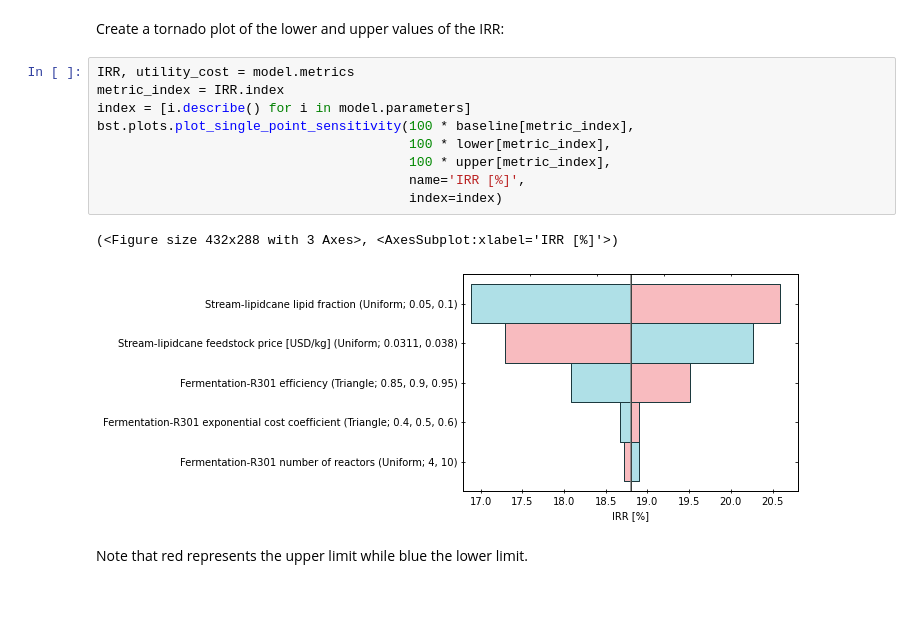
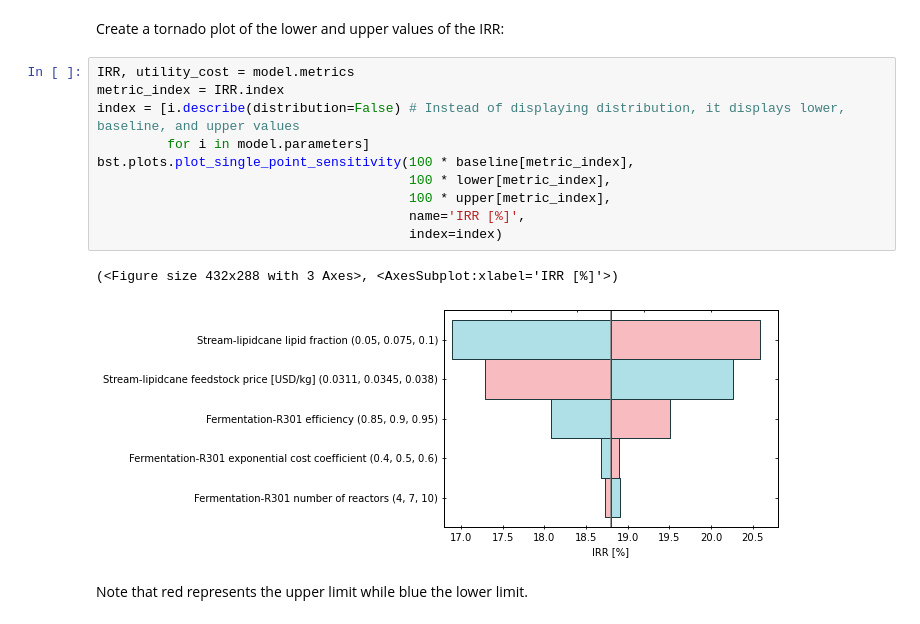
Before and after one commit to BioSTEAMDevelopmentGroup/biosteam, a Jupyter notebook: docs/tutorial/Uncertainty_and_sensitivity.ipynb, the cells around one changed output. Saved outputs shown, nothing was run; the diff lists cells and outputs as text.

Commit message:
2.31.11 release; default bounds and baseline

```diff
--- a/docs/tutorial/Uncertainty_and_sensitivity_analysis.ipynb
+++ b/docs/tutorial/Uncertainty_and_sensitivity.ipynb
@@ -308,14 +308,15 @@ Create a tornado plot of the lower and upper values of the IRR:
 # %%
 IRR, utility_cost = model.metrics
 metric_index = IRR.index
-index = [i.describe() for i in model.parameters]
+index = [i.describe(distribution=False) # Instead of displaying distribution, it displays lower, baseline, and upper values
+         for i in model.parameters]
 bst.plots.plot_single_point_sensitivity(100 * baseline[metric_index],
                                         100 * lower[metric_index],
                                         100 * upper[metric_index],
                                         name='IRR [%]',
                                         index=index)
 # %% [output]
 (<Figure size 432x288 with 3 Axes>, <AxesSubplot:xlabel='IRR [%]'>)
-[figure, old version]
+[figure, new version]
 # %% [markdown]
 Note that red represents the upper limit while blue the lower limit.
```
Also changed, not shown: parts of 1 cell of this notebook, 7 other files.
